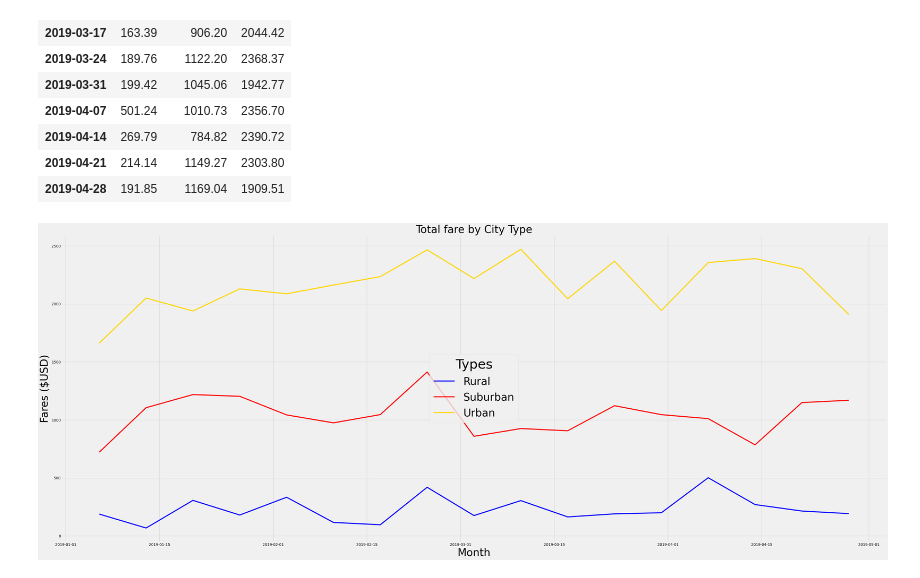
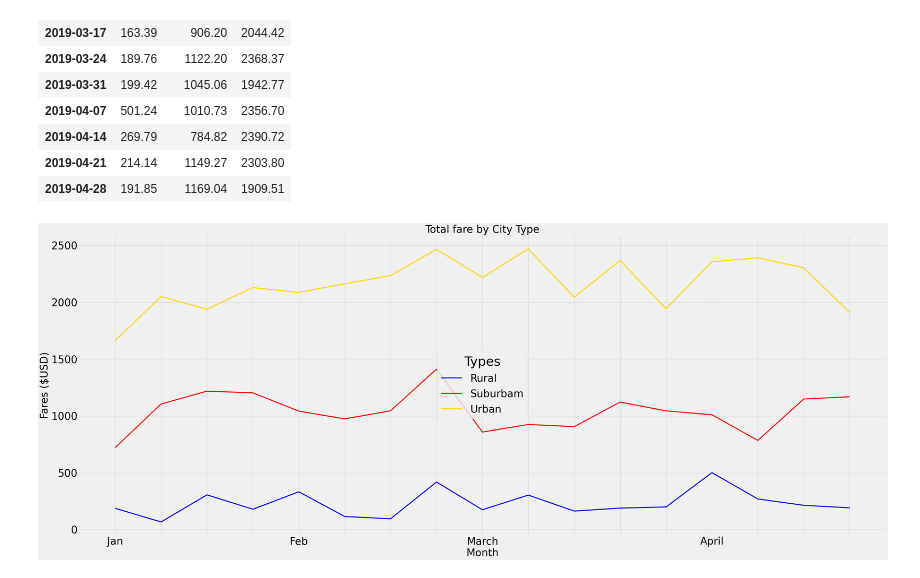
Before and after one commit to ZeinabHom/PyBer_Analysis, a Jupyter notebook: PyBer_Challenge_starter_code.ipynb, the cells around one changed output. Saved outputs shown, nothing was run; the diff lists cells and outputs as text; code cells hidden in the pictures.

```diff
--- a/PyBer_Challenge_starter_code.ipynb
+++ b/PyBer_Challenge_starter_code.ipynb
@@ -228,22 +228,28 @@ date_specific_resample
 # %%
 # 8. Using the object-oriented interface method, plot the resample DataFrame using the df.plot() function.
 
 plt.style.use('fivethirtyeight')
 fig, ax = plt.subplots(figsize=(50, 20))
-ax.plot(date_specific_resample['Rural'], label='Rural', color='blue')
-ax.plot(date_specific_resample['Suburban'],label='Suburban', color='red')
-ax.plot(date_specific_resample['Urban'], label='Urban', color='gold')
+
+ax.plot(date_specific_resample ['Rural'], label="Rural" , color='blue')
+ax.plot(date_specific_resample['Suburban'],label="Suburbam" , color='red')
+ax.plot(date_specific_resample['Urban'], label="Urban" , color='gold')
 ax.set_title('Total fare by City Type',fontsize="40")
 ax.set_xlabel('Month',fontsize="40")
 ax.set_ylabel('Fares ($USD)',fontsize="40")
+
+ax.set_xticks(date_specific_resample.index)
+ax.set_xticklabels(["Jan", "","","","Feb", "","","","March","","","","","April","","",""],fontsize="40")
+
 # Create a legend
-lgnd = plt.legend(fontsize="40",loc="center", title="Types")
-lgnd.legendHandles[0]._sizes = [75]
-lgnd.legendHandles[1]._sizes = [75]
-lgnd.legendHandles[2]._sizes = [75]
+lgnd = plt.legend(loc="center", title="Types",fontsize="40")
 lgnd.get_title().set_fontsize(50)
 
+#ax.set_xticks(np.arange( 0 , 16 , ))
+#ax.set_xticklabels(x.index,fontsize="40")
+
+plt.yticks(fontsize="40" )
 # Save Figure
 plt.savefig("analysis/PyBer_fare_summary.png")
 # %% [output]
-[figure, old version]
+[figure, new version]
```
Also changed, not shown: parts of 1 cell of this notebook, 2 other files.
